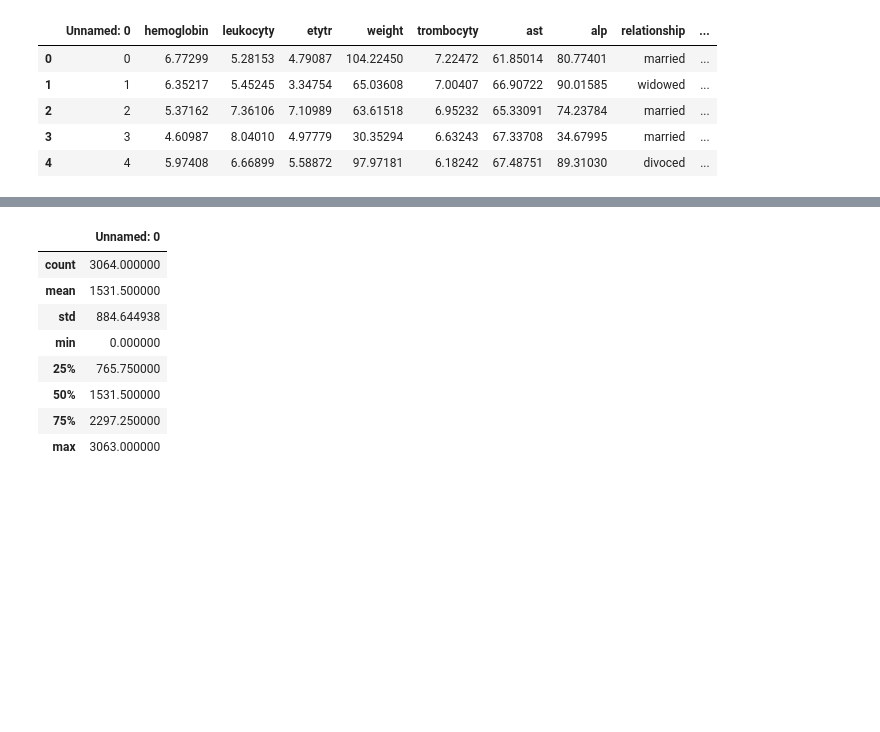
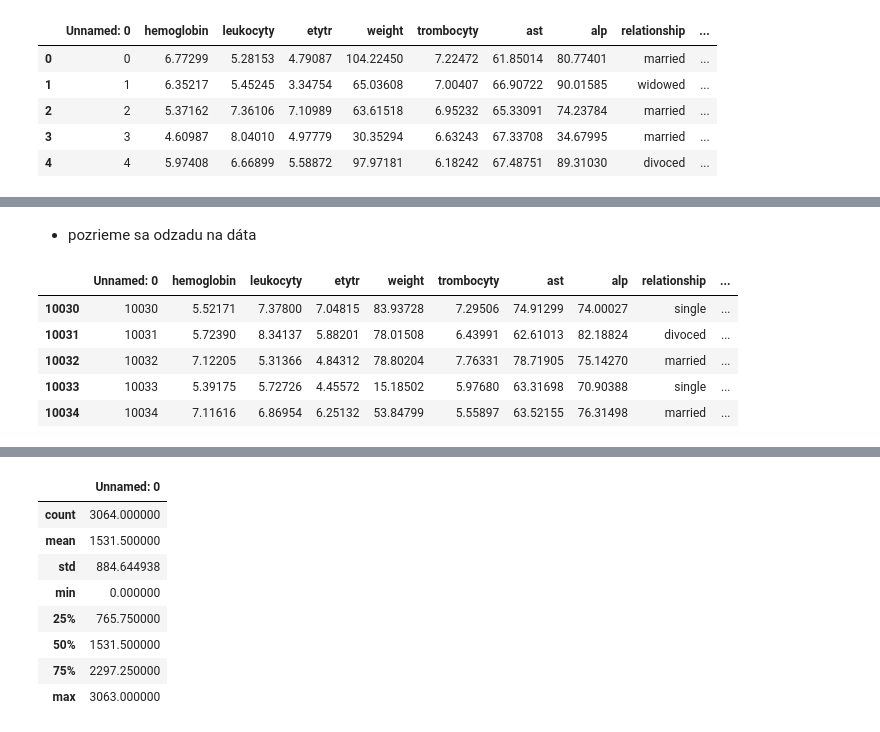
Before and after one commit to Matovic/Chronic-Lymphocytic-Leukemia, a Jupyter notebook: 1-EDA.ipynb, the cells around one changed output, grey strips where cells are left out. Saved outputs shown, nothing was run; the diff lists cells and outputs as text; code cells hidden in the pictures; blank space fills up the shorter version.

Commit message:
Show data from tail

```diff
--- a/1-EDA.ipynb
+++ b/1-EDA.ipynb
@@ -97,3 +97,14 @@ df_profiles.head()
 | 2 | 2 | William Roth | M | (Decimal('35.903361'), Decimal('-... | B- | 8623 Jordan Canyon Suite 498\nJos... | 1965-10-02 | Black | 898-78-8500 | ... |
 | 3 | 3 | Kimberly Barnes | F | (Decimal('55.2055095'), Decimal('... | B+ | Unit 0522 Box 6156\nDPO AE 24368 | 1962-02-14 | White | 478-72-0155 | ... |
 | 4 | 4 | Sarah Escobar | F | (Decimal('49.512264'), Decimal('-... | AB- | 30306 Molina Junction\nPort Edwar... | 02 Oct 1936 | Indian | 683-31-6335 | ... |
+# %% [markdown]
+ - pozrieme sa odzadu na dáta
+# %%
+df_labor.tail()
+# %% [output]
+|  | Unnamed: 0 | hemoglobin | leukocyty | etytr | weight | trombocyty | ast | alp | relationship | ... |
+| 10030 | 10030 | 5.52171 | 7.37800 | 7.04815 | 83.93728 | 7.29506 | 74.91299 | 74.00027 | single | ... |
+| 10031 | 10031 | 5.72390 | 8.34137 | 5.88201 | 78.01508 | 6.43991 | 62.61013 | 82.18824 | divoced | ... |
+| 10032 | 10032 | 7.12205 | 5.31366 | 4.84312 | 78.80204 | 7.76331 | 78.71905 | 75.14270 | married | ... |
+| 10033 | 10033 | 5.39175 | 5.72726 | 4.45572 | 15.18502 | 5.97680 | 63.31698 | 70.90388 | single | ... |
+| 10034 | 10034 | 7.11616 | 6.86954 | 6.25132 | 53.84799 | 5.55897 | 63.52155 | 76.31498 | married | ... |
```
Also changed, not shown: parts of 2 cells of this notebook.
